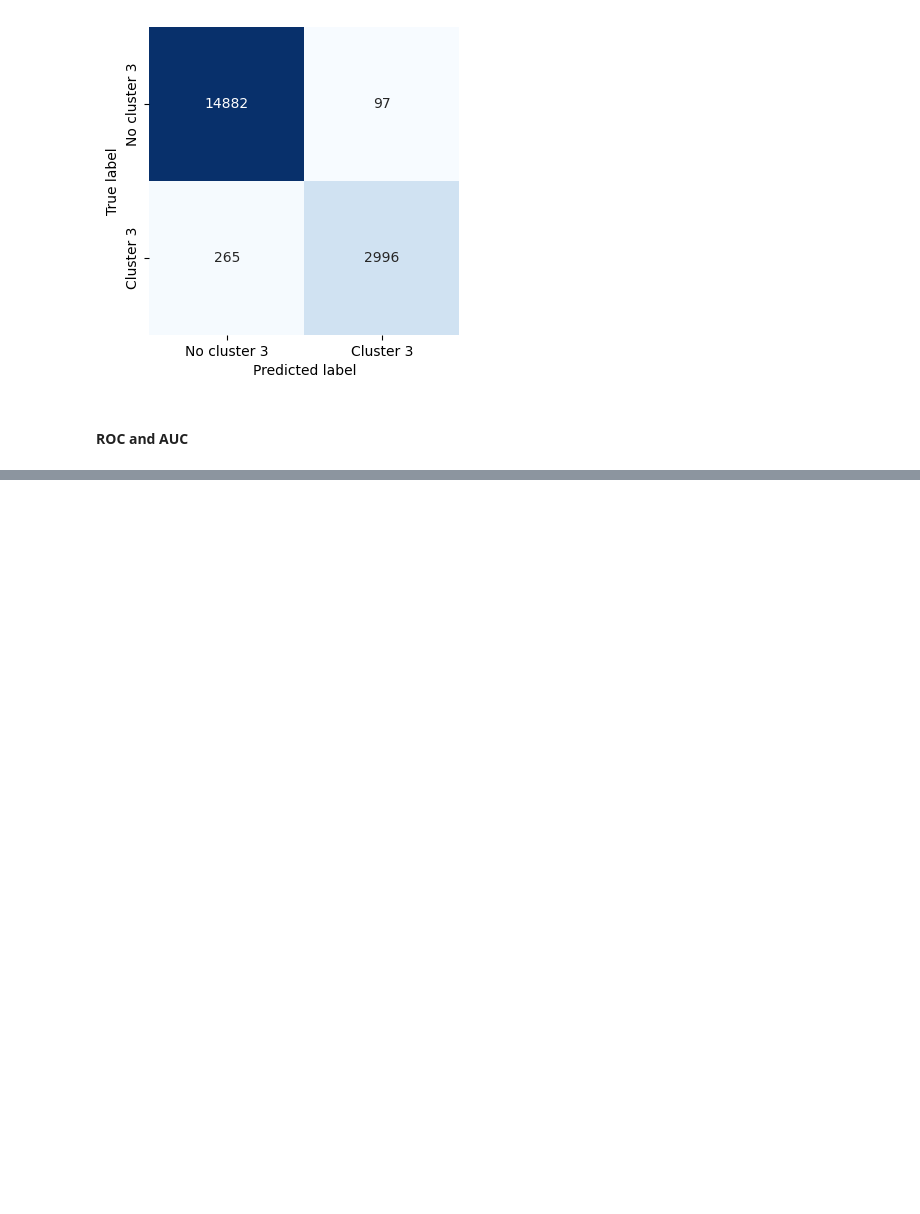
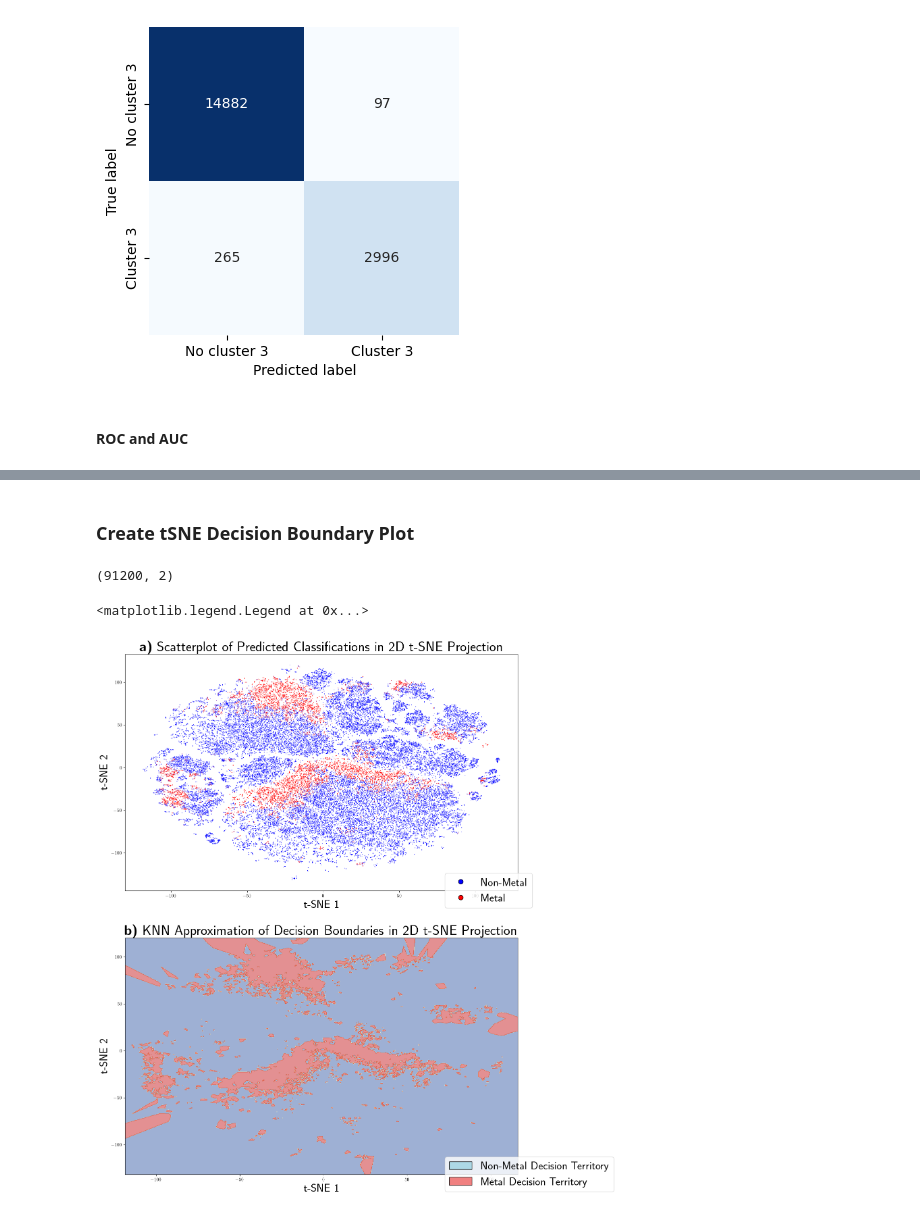
Before and after one commit to hurdg/Spotify_GenreClassifier, a Jupyter notebook: ModelBuilding.ipynb, the cells around one changed output, grey strips where cells are left out. Drawn from its saved outputs; the diff is of its cells as text; code cells hidden in the pictures; blank space fills up the shorter version.

```diff
--- a/ModelBuilding.ipynb
+++ b/ModelBuilding.ipynb
@@ -288,0 +610,19 @@ yhat = svc_clf.predict(X_test)
+# %% [markdown]
+### Create tSNE Decision Boundary Plot
+# %%
+import numpy as np, matplotlib.pyplot as plt
+from sklearn.neighbors import KNeighborsClassifier
+from sklearn.manifold import TSNE
+from sklearn.tree import DecisionTreeClassifier
+from sklearn.ensemble import AdaBoostClassifier
+
+
+#Scale data for knn
+from sklearn.preprocessing import StandardScaler
+scaler = StandardScaler().fit(X_train)
+X_train_sc= scaler.transform(X_train)
+
+X_Train_embedded = TSNE(n_components=2).fit_transform(X_train_sc)
+print (X_Train_embedded.shape)
+# %% [output]
+(91200, 2)
@@ -288,0 +642,55 @@ yhat = svc_clf.predict(X_test)
+# %%
+
+# create meshgrid
+resolution = 1000 # 1000x1000 background pixels
+X2d_xmin, X2d_xmax = np.min(X_emb_sorted[:,0]), np.max(X_emb_sorted[:,0])
+X2d_ymin, X2d_ymax = np.min(X_emb_sorted[:,1]), np.max(X_emb_sorted[:,1])
+
+xx, yy = np.meshgrid(np.linspace(X2d_xmin, X2d_xmax, resolution), np.linspace(X2d_ymin, X2d_ymax, resolution))
+
+# approximate Voronoi tesselation on resolution x resolution grid using 1-NN
+background_model = KNeighborsClassifier(n_neighbors=1).fit(X_emb_sorted, y_sorted)
+voronoiBackground = background_model.predict(np.c_[xx.ravel(), yy.ravel()])
+voronoiBackground = voronoiBackground.reshape((resolution, resolution))
+
+#plot
+
+cmap = plt.cm.RdYlBu
+cmap = cmap.reversed()
+# %%
+from matplotlib.lines import Line2D
+from matplotlib.patches import Patch
+
+fig = plt.figure(figsize=(15, 20))
+
+plt.subplot(2, 1, 2)
+
+plt.contourf(xx, yy, voronoiBackground, cmap = cmap, alpha = 0.5)
+plt.xlabel("t-SNE 1",fontsize=24)
+plt.ylabel("t-SNE 2",fontsize=24)
+plt.rc('text', usetex=True)
+plt.title(r"\textbf{b)} KNN Approximation of Decision Boundaries in 2D t-SNE Projection", fontsize=30)
+legend_elements = [Patch(facecolor='lightblue', edgecolor='k',
+                         label='Non-Metal Decision Territory'),
+                   Patch(facecolor='lightcoral', edgecolor='k',
+                         label='Metal Decision Territory')]
+plt.legend(handles=legend_elements, loc='center left', bbox_to_anchor=(0.8, 0), fontsize="24")
+
+
+plt.subplot(2, 1, 1)
+plt.scatter(X_emb_sorted[:,0], X_emb_sorted[:,1], c = y_sorted,cmap=ListedColormap(["b", "r"]), s = 0.05)
+plt.xlabel("t-SNE 1",fontsize=24)
+plt.ylabel("t-SNE 2",fontsize=24)
+plt.rc('text', usetex=True)
+plt.title(r"\textbf{a)} Scatterplot of Predicted Classifications in 2D t-SNE Projection", fontsize=30)
+
+
+
+legend_elements = [Line2D([0], [0], marker='o', lw = 0, color='k', label='Non-Metal',
+                          markerfacecolor='b',  markersize=10),
+                    Line2D([0], [0], marker='o', lw = 0, color='k', label='Metal',
+                          markerfacecolor='r', markersize=10)]
+plt.legend(handles=legend_elements, loc='center left', bbox_to_anchor=(0.8, 0), fontsize="24")
+# %% [output]
+<matplotlib.legend.Legend at 0x...>
+[figure, added]
```
Also changed, not shown: parts of 42 cells of this notebook, 2 other files.
